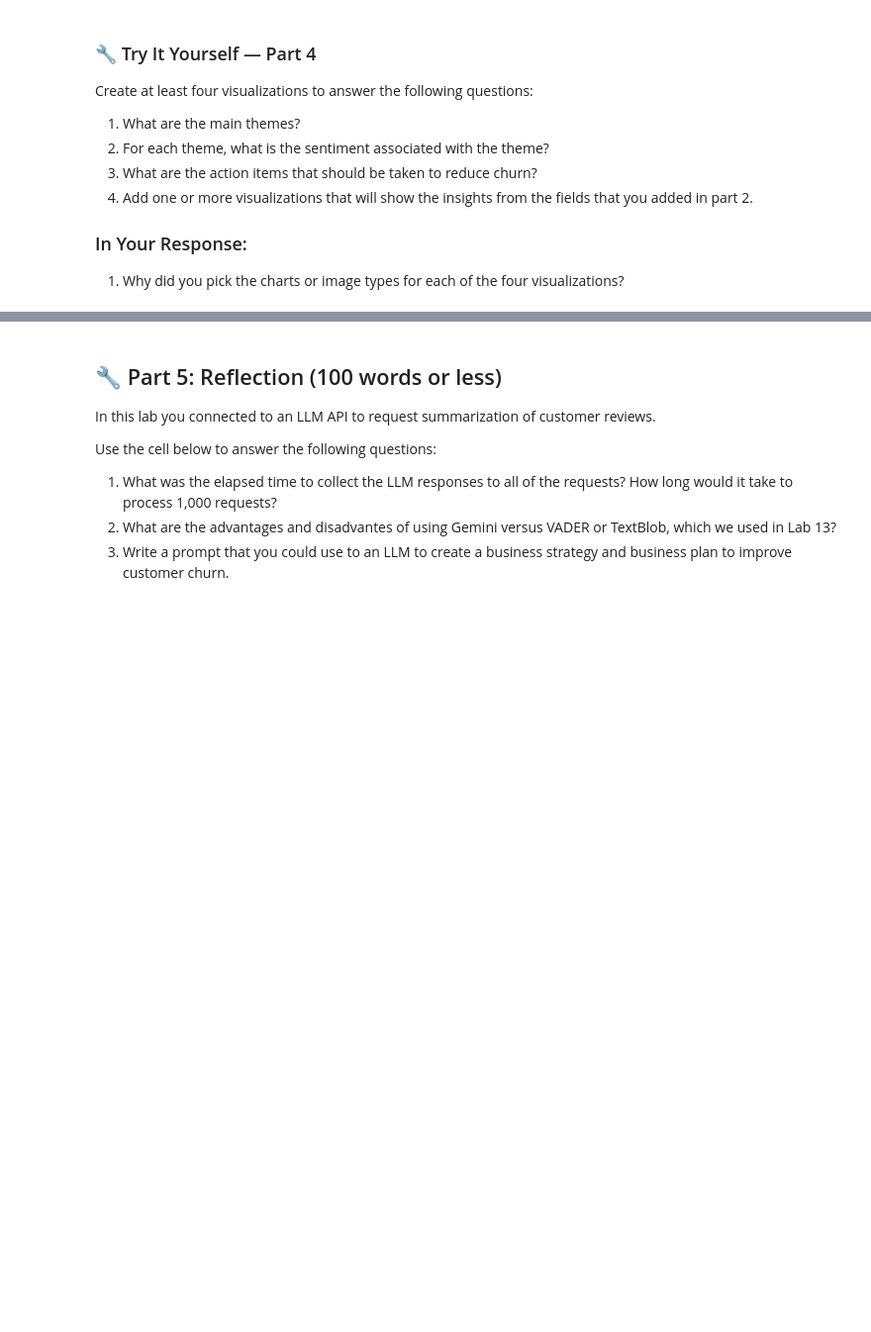
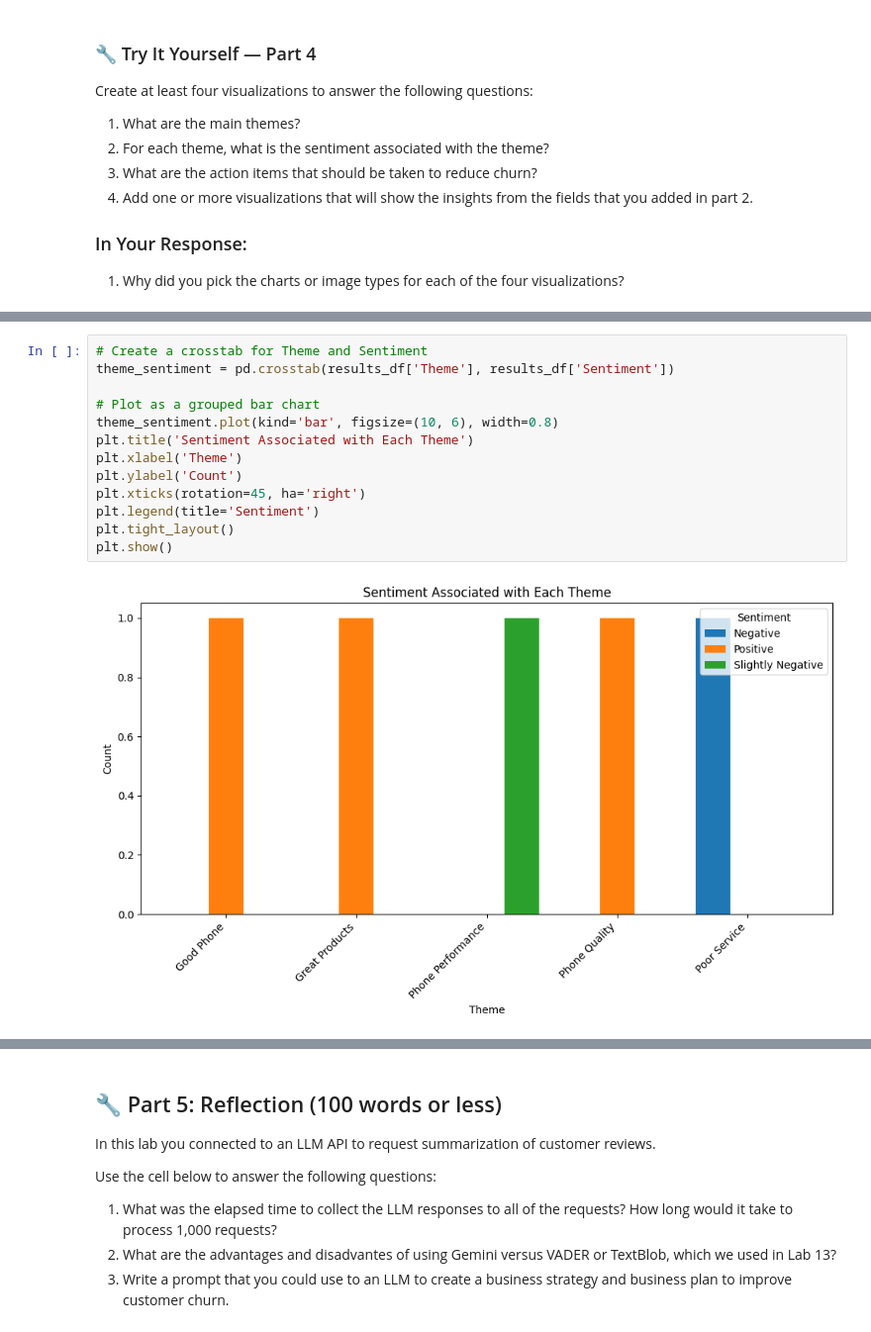
Before and after one commit to expely/Business-Analytics-Labs, a Jupyter notebook: Labs/lab_14_api.ipynb, the cells around one changed output, grey strips where cells are left out. Shown at 99% size. Drawn from its saved outputs; the diff is of its cells as text; blank space fills up the shorter version.

```diff
--- a/Labs/lab_14_api.ipynb
+++ b/Labs/lab_14_api.ipynb
@@ -155,0 +244,15 @@ Create at least four visualizations to answer the following questions:
+# %%
+# Create a crosstab for Theme and Sentiment
+theme_sentiment = pd.crosstab(results_df['Theme'], results_df['Sentiment'])
+
+# Plot as a grouped bar chart
+theme_sentiment.plot(kind='bar', figsize=(10, 6), width=0.8)
+plt.title('Sentiment Associated with Each Theme')
+plt.xlabel('Theme')
+plt.ylabel('Count')
+plt.xticks(rotation=45, ha='right')
+plt.legend(title='Sentiment')
+plt.tight_layout()
+plt.show()
+# %% [output]
+[figure, added]
```
Also changed, not shown: parts of 22 cells of this notebook.
